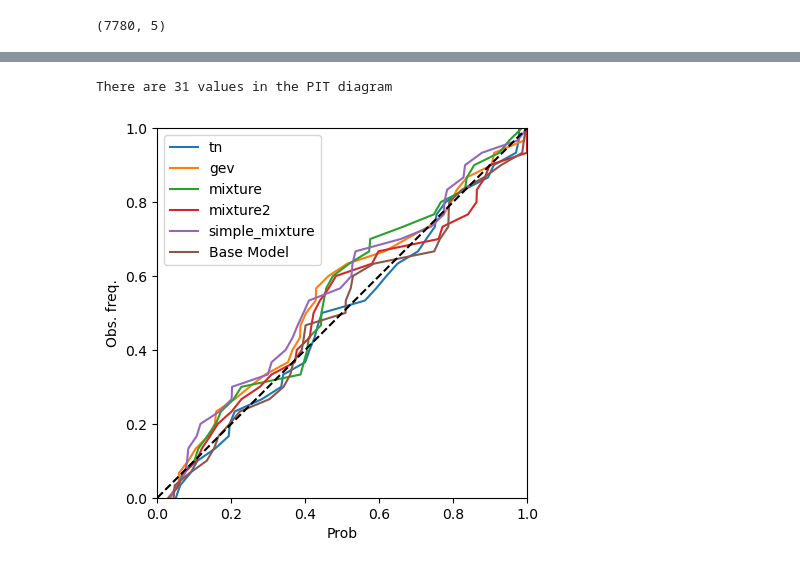
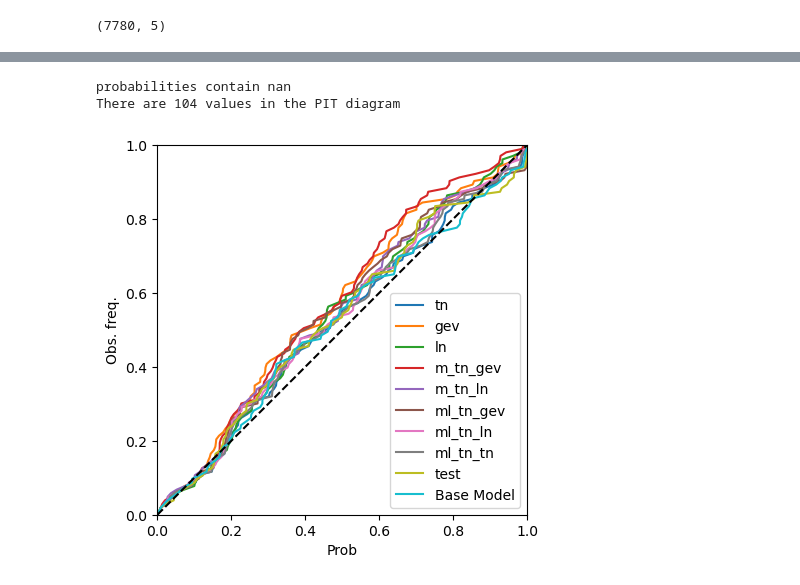
Before and after one commit to SimonHakvoort/thesiscode, a Jupyter notebook: src/emos_results/mixturelinear.ipynb, the cells around one changed output, grey strips where cells are left out. Cells and saved outputs as stored; diff of their text form; code cells hidden in the pictures.

```diff
--- a/src/emos_results/mixturelinear.ipynb
+++ b/src/emos_results/mixturelinear.ipynb
@@ -66,0 +47,18 @@ Using given weight parameter for Mixture distribution
+# %%
+tn = load_model(folder + 'trunc_normal/tn_twcrps_mean13.0_std4.0_epochs600.pkl')
+gev = load_model(folder + 'gev/gev_twcrps_mean13.0_std4.0_epochs600.pkl')
+ln = load_model(folder + 'log_normal/ln_twcrps_mean13.0_std4.0_epochs600.pkl')
+
+m_tn_gev = load_model(folder + 'mixture/mixture_tn_gev_twcrps_mean13.0_std4.0_epochs600.pkl')
+m_tn_ln = load_model(folder + 'mixture/mixture_tn_ln_twcrps_mean13.0_std4.0_epochs600.pkl')
+
+ml_tn_gev = load_model(folder + 'mixture_linear/mixturelinear_tn_gev_twcrps_mean13.0_std4.0_epochs600.pkl')
+ml_tn_ln = load_model(folder + 'mixture_linear/mixturelinear_tn_ln_twcrps_mean13.0_std4.0_epochs600.pkl')
+ml_tn_tn = load_model(folder + 'mixture_linear/mixturelinear_tn_tn_twcrps_mean13.0_std4.0_epochs600.pkl')
+
+test = load_model(folder + 'mixture_linear/mixturelinear_tn_gev_twcrps_mean13.0_std1.0_constant0.029999999329447746_epochs600.pkl')
+
+models = {'tn': tn, 'gev': gev, 'ln': ln, 'm_tn_gev': m_tn_gev, 'm_tn_ln': m_tn_ln, 'ml_tn_gev': ml_tn_gev, 'ml_tn_ln': ml_tn_ln, 'ml_tn_tn': ml_tn_tn, 'test': test}
+ml_models = {'ml_tn_gev': ml_tn_gev, 'ml_tn_ln': ml_tn_ln, 'ml_tn_tn': ml_tn_tn, 'test': test}
+m_models = {'m_tn_gev': m_tn_gev, 'm_tn_ln': m_tn_ln}
+_models = {'tn': tn, 'gev': gev, 'ln': ln}
@@ -81,9 +112,10 @@ print(weight.min())
 # %%
-c = 17
+c = 15
 make_cpit_diagram_emos(models, X_test, y_test, variances_test, t=c, base_model=base_model)
 # %% [output]
-There are 31 values in the PIT diagram
+probabilities contain nan
+There are 104 values in the PIT diagram
-[figure, old version]
+[figure, new version]
 # %%
 values = np.linspace(0, 20, 200)
 ylim = [-0.3, 0.3]
```
Also changed, not shown: parts of 9 cells of this notebook, 5 other files.
